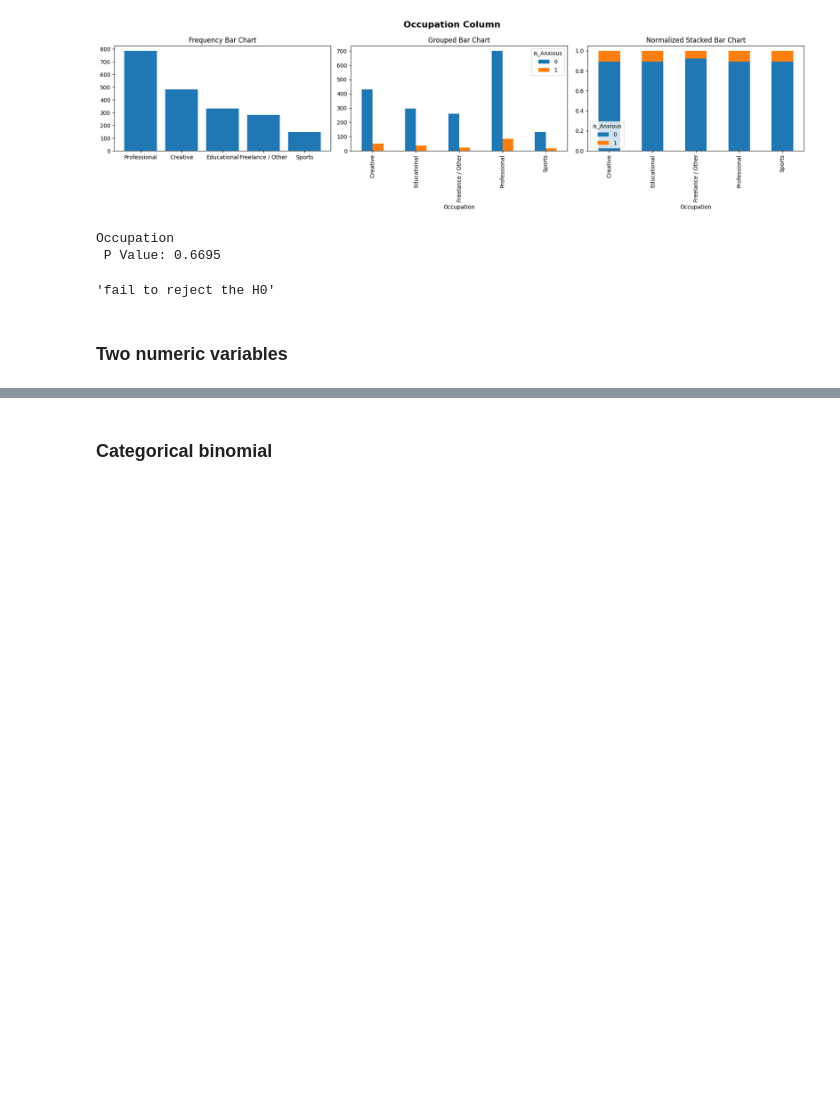
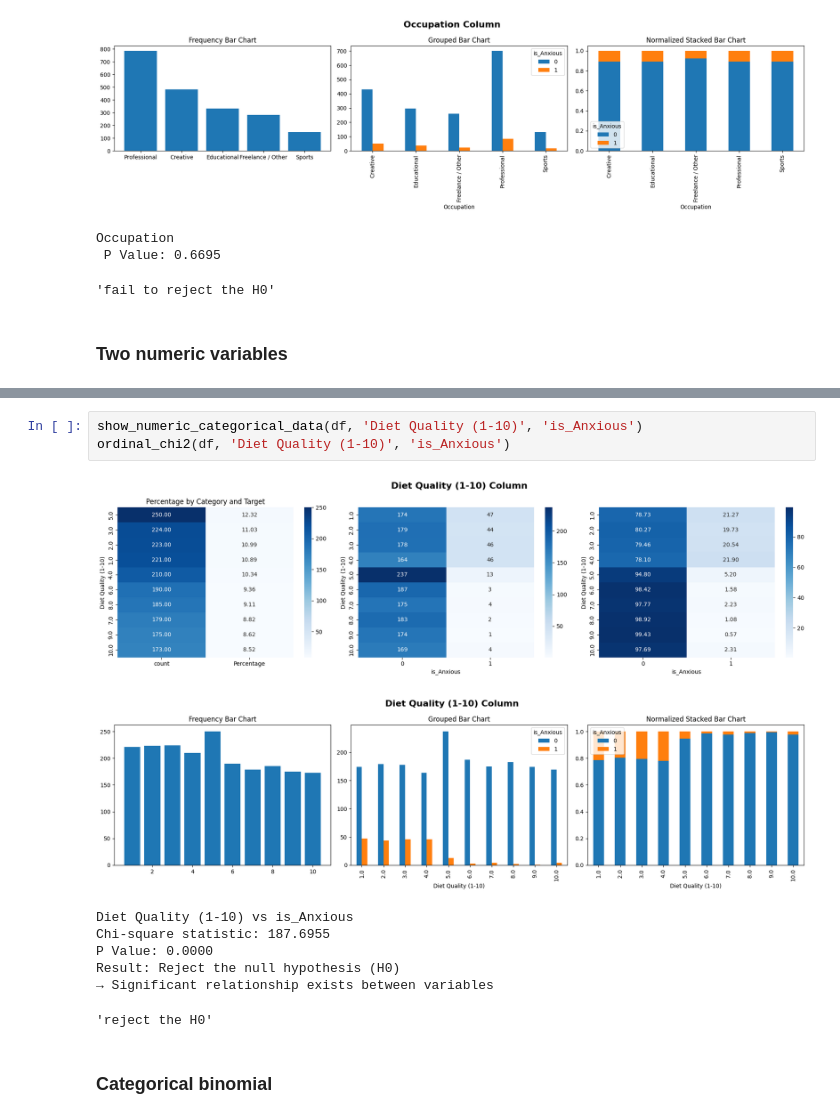
Before and after one commit to arwinnahidi156/mini_project_Social_Anxiety, a Jupyter notebook: Social_Anxiety.ipynb, the cells around one changed output, grey strips where cells are left out. Drawn from its saved outputs; the diff is of its cells as text; blank space fills up the shorter version.

```diff
--- a/Social_Anxiety.ipynb
+++ b/Social_Anxiety.ipynb
@@ -724,2 +778,14 @@ Occupation
+# %%
+show_numeric_categorical_data(df, 'Diet Quality (1-10)', 'is_Anxious')
+ordinal_chi2(df, 'Diet Quality (1-10)', 'is_Anxious')
+# %% [output]
+[figure, added]
+[figure, added]
+Diet Quality (1-10) vs is_Anxious
+Chi-square statistic: 187.6955
+P Value: 0.0000
+Result: Reject the null hypothesis (H0)
+→ Significant relationship exists between variables
+'reject the H0'
 # %% [markdown]
 ### Categorical binomial
```
Also changed, not shown: parts of 10 cells of this notebook.
